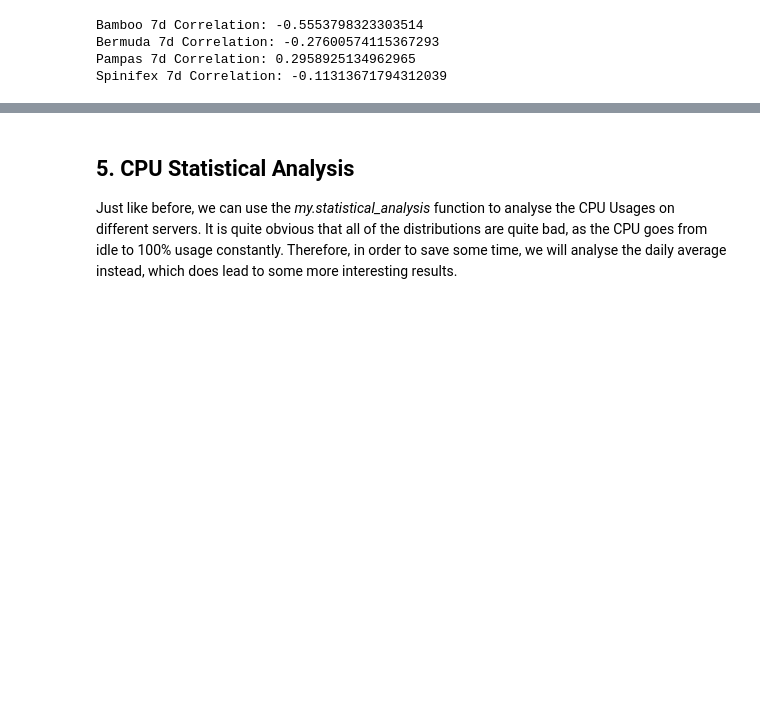
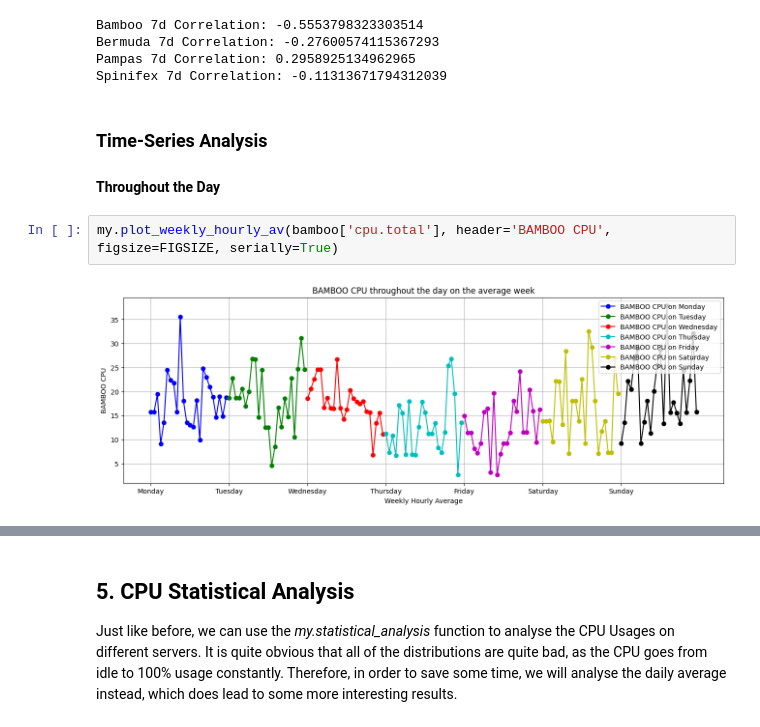
Before and after one commit to ogahector/power_analysis_eeedept, a Jupyter notebook: src/main.ipynb, the cells around one changed output, grey strips where cells are left out. Saved outputs shown, nothing was run; the diff lists cells and outputs as text; blank space fills up the shorter version.

```diff
--- a/src/main.ipynb
+++ b/src/main.ipynb
@@ -111,3 +111,10 @@ Bamboo 7d Correlation: -0.5553798323303514
 Bermuda 7d Correlation: -0.27600574115367293
 Pampas 7d Correlation: 0.2958925134962965
 Spinifex 7d Correlation: -0.11313671794312039
+# %% [markdown]
+### Time-Series Analysis
+#### Throughout the Day
+# %%
+my.plot_weekly_hourly_av(bamboo['cpu.total'], header='BAMBOO CPU', figsize=FIGSIZE, serially=True)
+# %% [output]
+[figure, added]
```
Also changed, not shown: parts of 4 cells of this notebook, 3 other files.
